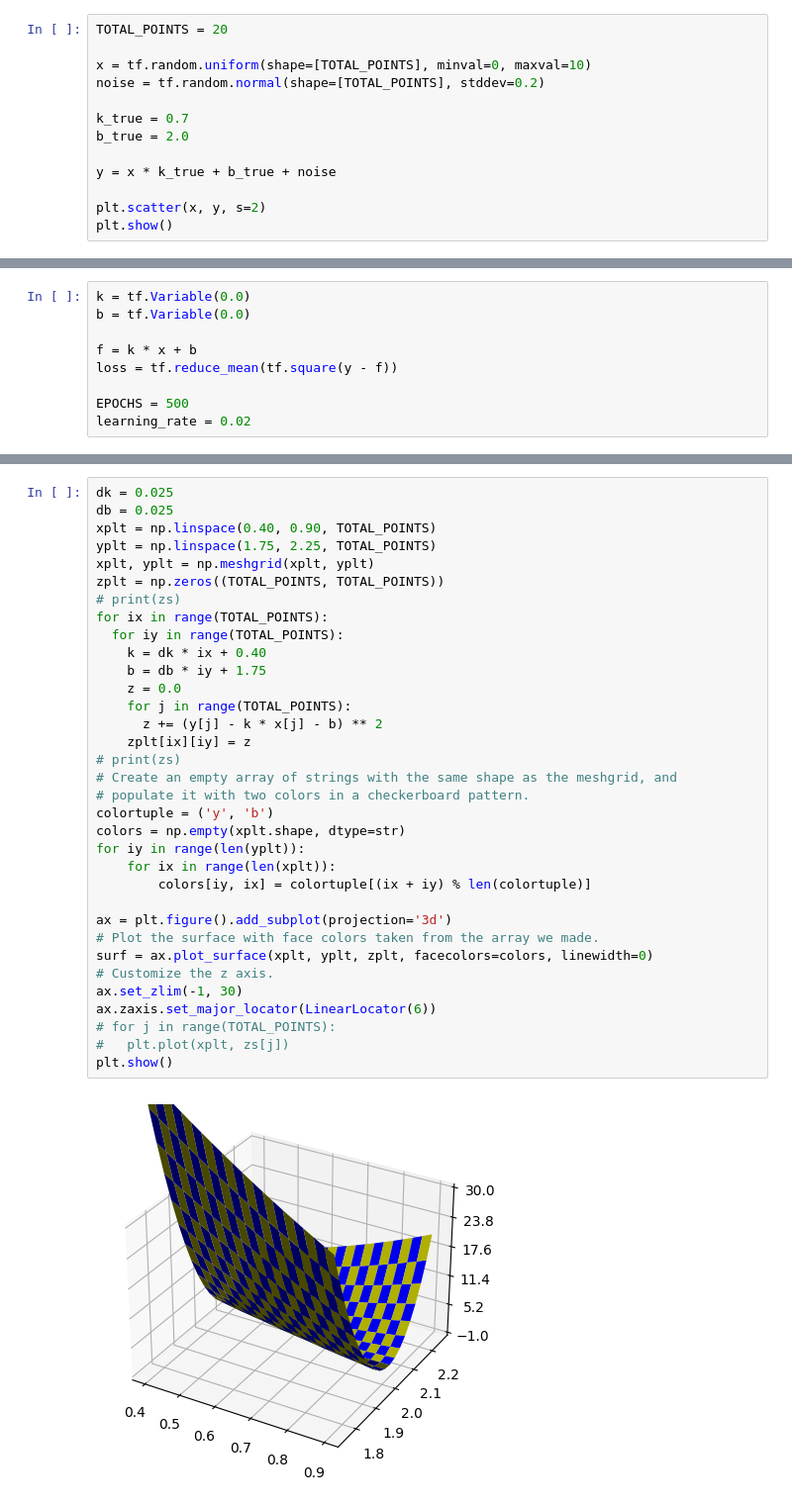
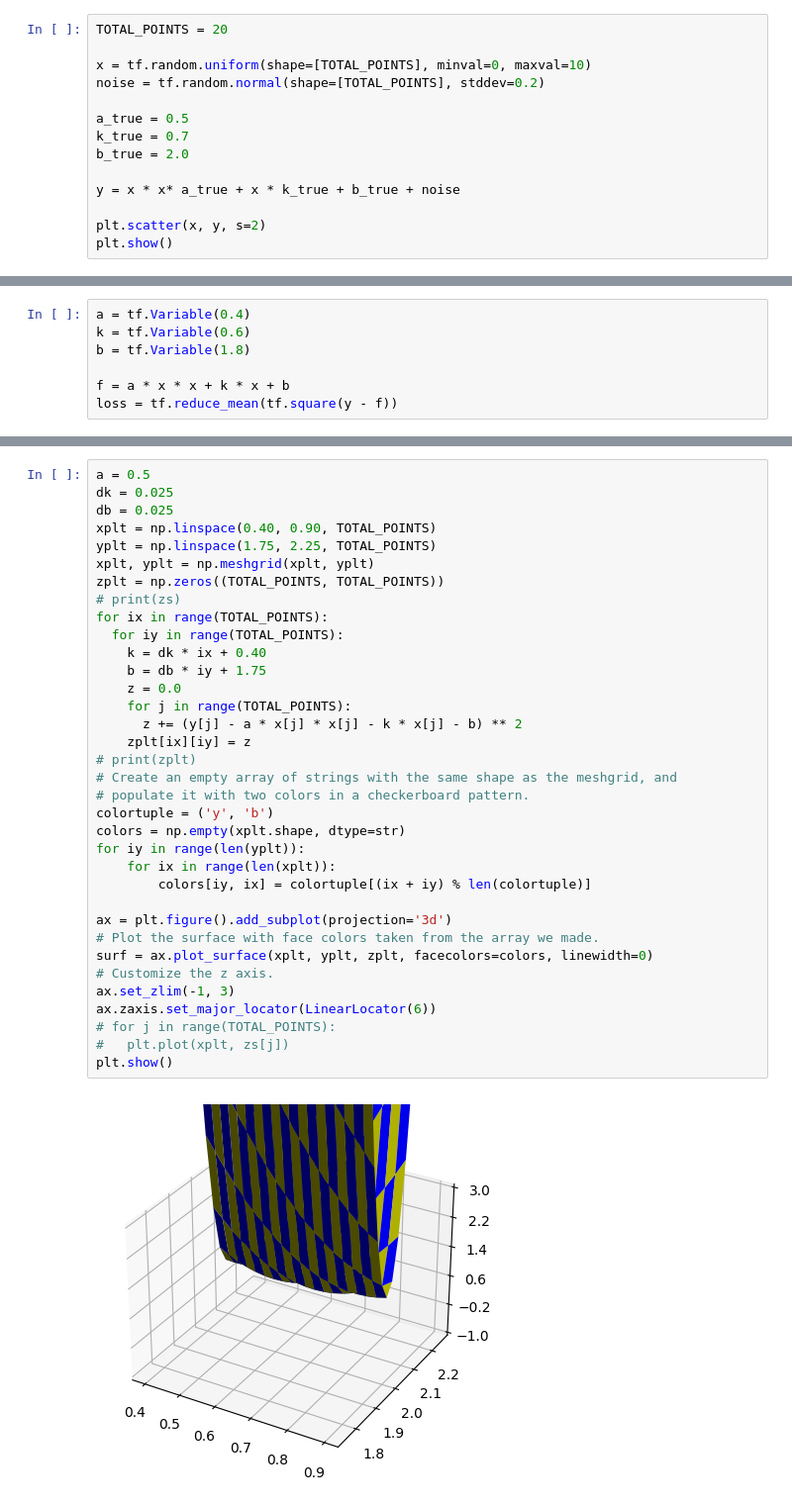
Before and after one commit to Sergey-Kiselev-dev/ML_sem_pub, a Jupyter notebook: ML_03_selfedu_tf_05e.ipynb, the cells around one changed output, grey strips where cells are left out. Shown at 99% size. Saved outputs shown, nothing was run; the diff lists cells and outputs as text.

```diff
--- a/ML_03_selfedu_tf_05e.ipynb
+++ b/ML_03_selfedu_tf_05e.ipynb
@@ -15,10 +14,11 @@ TOTAL_POINTS = 20
 x = tf.random.uniform(shape=[TOTAL_POINTS], minval=0, maxval=10)
 noise = tf.random.normal(shape=[TOTAL_POINTS], stddev=0.2)
 
+a_true = 0.5
 k_true = 0.7
 b_true = 2.0
 
-y = x * k_true + b_true + noise
+y = x * x* a_true + x * k_true + b_true + noise
 
 plt.scatter(x, y, s=2)
 plt.show()
@@ -27,10 +27,8 @@ plt.show()
 # %%
-k = tf.Variable(0.0)
-b = tf.Variable(0.0)
+a = tf.Variable(0.4)
+k = tf.Variable(0.6)
+b = tf.Variable(1.8)
 
-f = k * x + b
+f = a * x * x + k * x + b
 loss = tf.reduce_mean(tf.square(y - f))
-
-EPOCHS = 500
-learning_rate = 0.02
 # %%
@@ -58,36 +61,37 @@ plt.scatter(x, y_pr, c = 'r', s = 2)
 # %%
+a = 0.5
 dk = 0.025
 db = 0.025
 xplt = np.linspace(0.40, 0.90, TOTAL_POINTS)
 yplt = np.linspace(1.75, 2.25, TOTAL_POINTS)
 xplt, yplt = np.meshgrid(xplt, yplt)
 zplt = np.zeros((TOTAL_POINTS, TOTAL_POINTS))
 # print(zs)
 for ix in range(TOTAL_POINTS):
   for iy in range(TOTAL_POINTS):
     k = dk * ix + 0.40
     b = db * iy + 1.75
     z = 0.0
     for j in range(TOTAL_POINTS):
-      z += (y[j] - k * x[j] - b) ** 2
+      z += (y[j] - a * x[j] * x[j] - k * x[j] - b) ** 2
     zplt[ix][iy] = z
-# print(zs)
+# print(zplt)
 # Create an empty array of strings with the same shape as the meshgrid, and
 # populate it with two colors in a checkerboard pattern.
 colortuple = ('y', 'b')
 colors = np.empty(xplt.shape, dtype=str)
 for iy in range(len(yplt)):
     for ix in range(len(xplt)):
         colors[iy, ix] = colortuple[(ix + iy) % len(colortuple)]
 
 ax = plt.figure().add_subplot(projection='3d')
 # Plot the surface with face colors taken from the array we made.
 surf = ax.plot_surface(xplt, yplt, zplt, facecolors=colors, linewidth=0)
 # Customize the z axis.
-ax.set_zlim(-1, 30)
+ax.set_zlim(-1, 3)
 ax.zaxis.set_major_locator(LinearLocator(6))
 # for j in range(TOTAL_POINTS):
 #   plt.plot(xplt, zs[j])
 plt.show()
 # %% [output]
-[figure, old version]
+[figure, new version]
```
Also changed, not shown: parts of 4 cells of this notebook.
